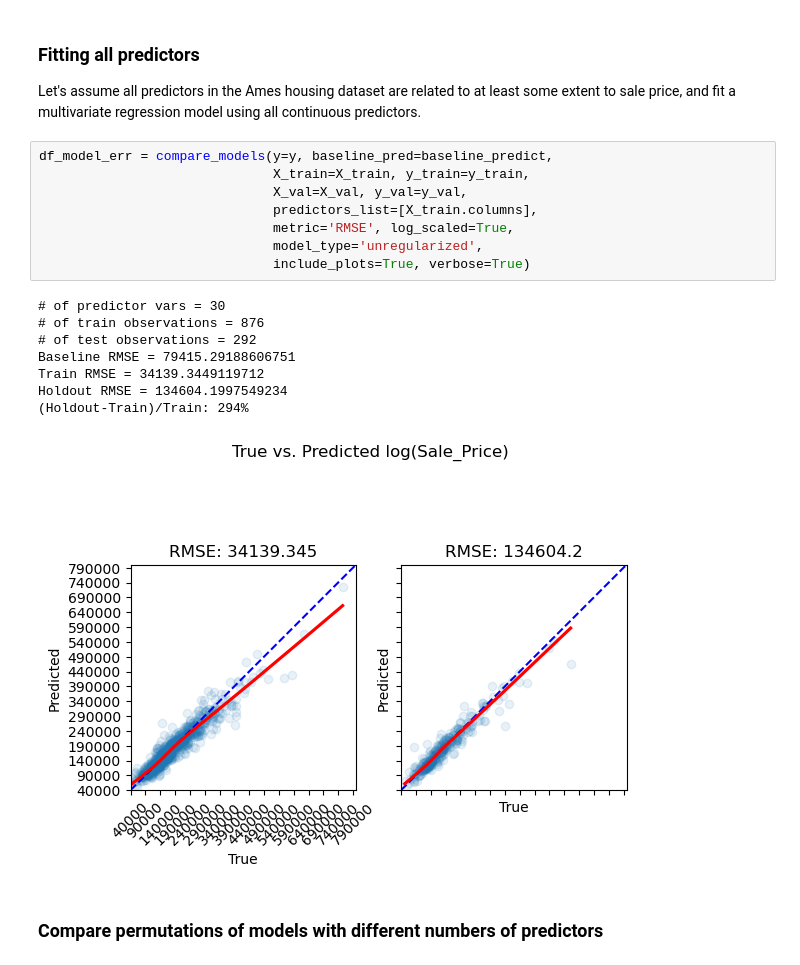
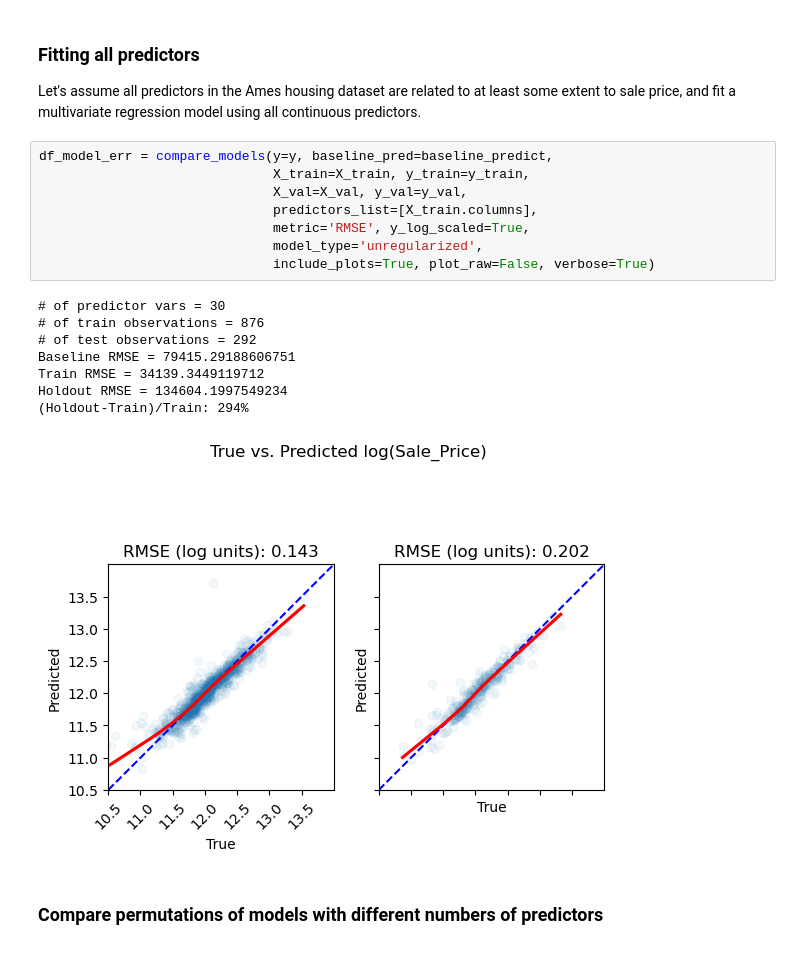
Before and after one commit to carpentries-incubator/high-dimensional-analysis-in-python, a Jupyter notebook: code/03-Regression-intro.ipynb, the cells around one changed output. Drawn from its saved outputs; the diff is of its cells as text.

Commit message:
add plotting option to switch between raw and log scaled

```diff
--- a/code/03-Regression-intro.ipynb
+++ b/code/03-Regression-intro.ipynb
@@ -493,20 +493,20 @@ Let's assume all predictors in the Ames housing dataset are related to at least
 # %%
 df_model_err = compare_models(y=y, baseline_pred=baseline_predict,
                               X_train=X_train, y_train=y_train,
                               X_val=X_val, y_val=y_val,
                               predictors_list=[X_train.columns],
-                              metric='RMSE', log_scaled=True,
+                              metric='RMSE', y_log_scaled=True,
                               model_type='unregularized',
-                              include_plots=True, verbose=True)
+                              include_plots=True, plot_raw=False, verbose=True)
 # %% [output]
 # of predictor vars = 30
 # of train observations = 876
 # of test observations = 292
 Baseline RMSE = 79415.29188606751
 Train RMSE = 34139.3449119712
 Holdout RMSE = 134604.1997549234
 (Holdout-Train)/Train: 294%
-[figure, old version]
+[figure, new version]
 # %% [markdown]
 ### Compare permutations of models with different numbers of predictors
 # %%
```
Also changed, not shown: parts of 11 cells of this notebook, 4 other files.
